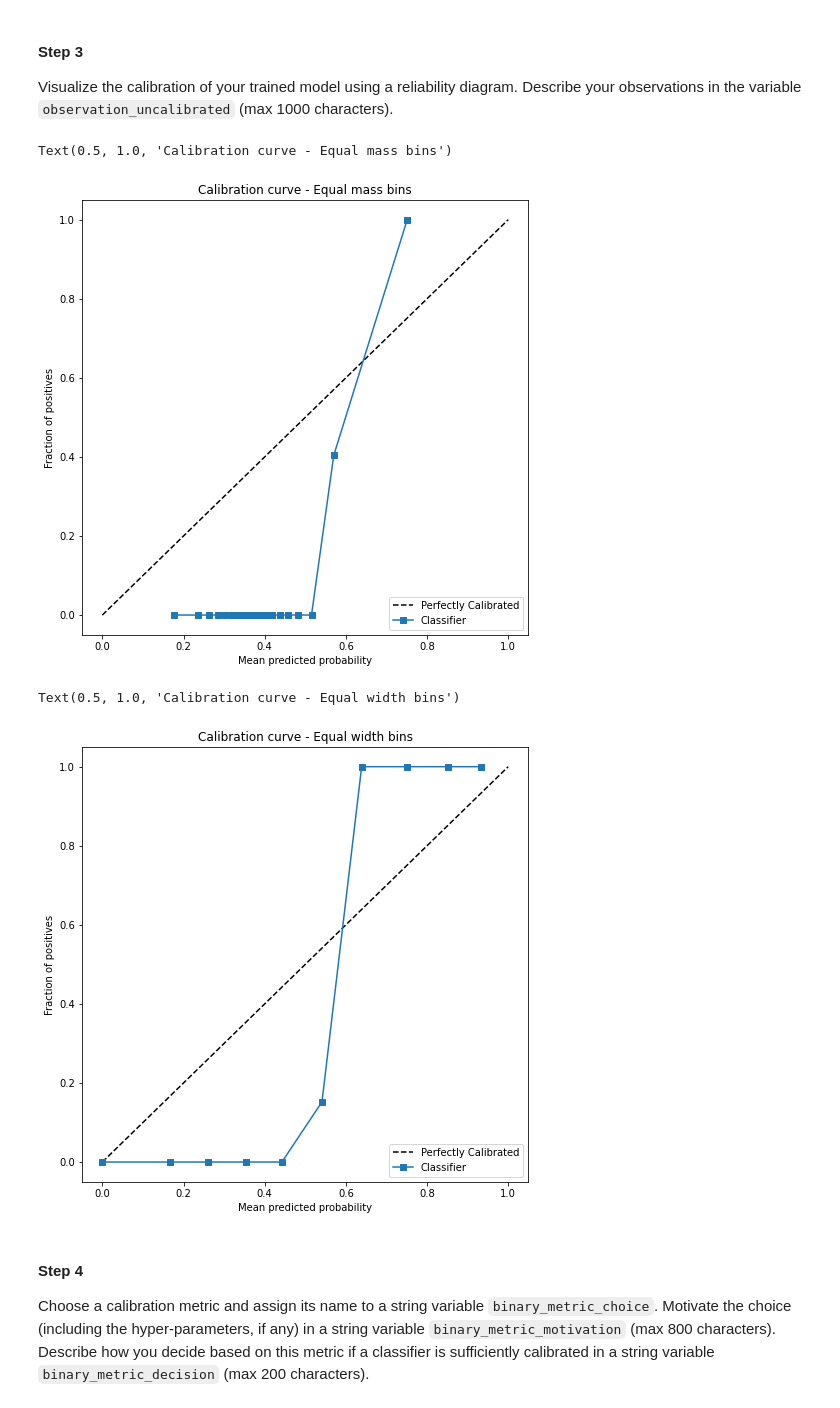
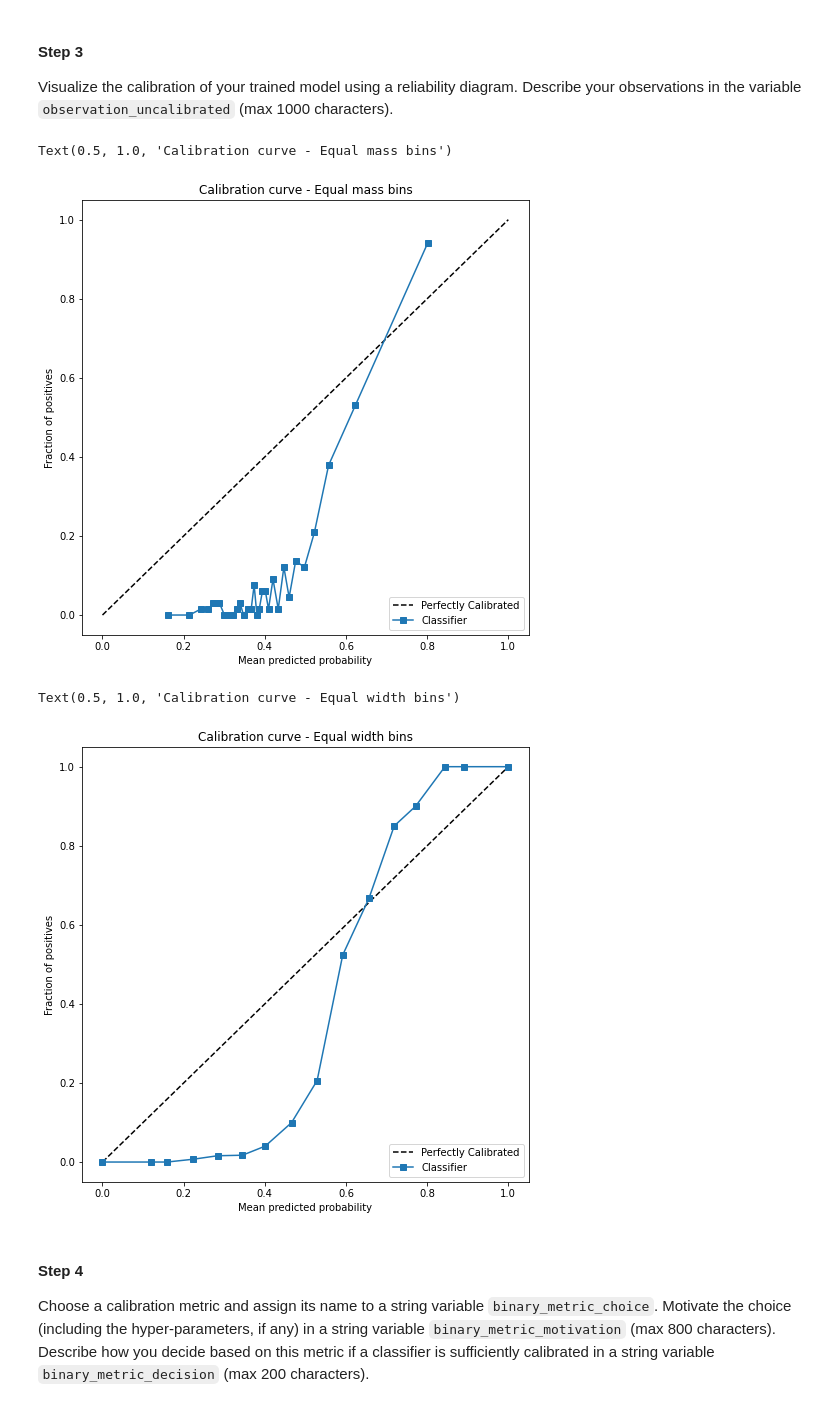
Before and after one commit to Tbas99/2IMN30---Assignment-1, a Jupyter notebook: calibration.ipynb, the cells around one changed output. Saved outputs shown, nothing was run; the diff lists cells and outputs as text; code cells hidden in the pictures.

Commit message:
added calibration

```diff
--- a/calibration.ipynb
+++ b/calibration.ipynb
@@ -186,6 +172,6 @@ feature_vectors_train = X_train.reshape(len(X_train), -1) # (4310, 676)
 feature_vectors_test = X_test.reshape(len(X_test), -1) # (1990, 676)
 
 # Preprocessing - Standardization for our machine learning estimator
-scaler = preprocessing.StandardScaler()
-x_binary_train = scaler.fit_transform(feature_vectors_train)
-x_binary_test = scaler.fit_transform(feature_vectors_test)
+standard_scaler = StandardScaler()
+x_binary_train = standard_scaler.fit_transform(feature_vectors_train)
+x_binary_test = standard_scaler.fit_transform(feature_vectors_test)
@@ -264,16 +268,20 @@ for index in range(nr_samples):
 # %%
+from sklearn.preprocessing import MinMaxScaler
+
 # Evaluate - Evaluate and store results in appropriate variables
-
 observation_classifier = """
-    We observer several things. First the confidence of the classifier, which we measure using Recall, is very high for the
-    non-pattern class, and reasonably high for the pattern set. These are great results for the few samples that we have,
+    We observer several things. First the recall of the classifier is very high for the
+    non-pattern class, and not that high for the pattern set. These are great results for the few samples that we have,
     however calibration is needed to improve these results. Furthermore, we also observe that this performance is reflected
     in the arbitrary samples above. The weighted Recall is very high on both the train and test data, which means that the
     model is well trained, and remains to be calibrated to improve the individual class results.
     """
-
+min_max_scaler = MinMaxScaler()
 uncalibrated_y = np.array(y_binary_test_predictions, dtype=np.int32)
 uncalibrated_p = np.array(y_binary_test_pred_estimates, dtype=np.float32)
+
+# Normalize the decision function to create confidence metrics
+uncalibrated_p = min_max_scaler.fit_transform(uncalibrated_p.reshape(-1, 1))
 #print(np.info(uncalibrated_y))
 #print(np.info(uncalibrated_p))
 # %%
@@ -289,23 +297,23 @@ Visualize the calibration of your trained model using a reliability diagram. Des
 # %%
 # Calibration - Visualize the calibration curve using Equal-mass bins
 bin_probability_mean, empirical_probability = \
-    calibration.calibration_curve(uncalibrated_y, uncalibrated_p, n_bins=20, normalize=True, strategy='quantile')
+    calibration.calibration_curve(y_binary_test, uncalibrated_p, n_bins=30, strategy='quantile')
 
 
 plt.figure(figsize=(8, 8))
 plt.plot([0,1], [0,1], linestyle='--', color='k', label='Perfectly Calibrated')
 plt.plot(empirical_probability, bin_probability_mean, marker='s', label='Classifier')
 plt.legend(loc='lower right')
 plt.xlabel('Mean predicted probability')
 plt.ylabel('Fraction of positives')
 plt.title("Calibration curve - Equal mass bins")
 # %% [output]
 Text(0.5, 1.0, 'Calibration curve - Equal mass bins')
-[figure, old version]
+[figure, new version]
 # %%
 # Calibration - Visualize the calibration curve using
 bin_probability_mean, empirical_probability = \
-    calibration.calibration_curve(uncalibrated_y, uncalibrated_p, n_bins=10, normalize=True)
+    calibration.calibration_curve(y_binary_test, uncalibrated_p, n_bins=16)
 
 
 plt.figure(figsize=(8, 8))
@@ -317,5 +325,5 @@ plt.ylabel('Fraction of positives')
 plt.title("Calibration curve - Equal width bins")
 # %% [output]
 Text(0.5, 1.0, 'Calibration curve - Equal width bins')
-[figure, old version]
+[figure, new version]
 # %%
```
Also changed, not shown: parts of 18 cells of this notebook.
